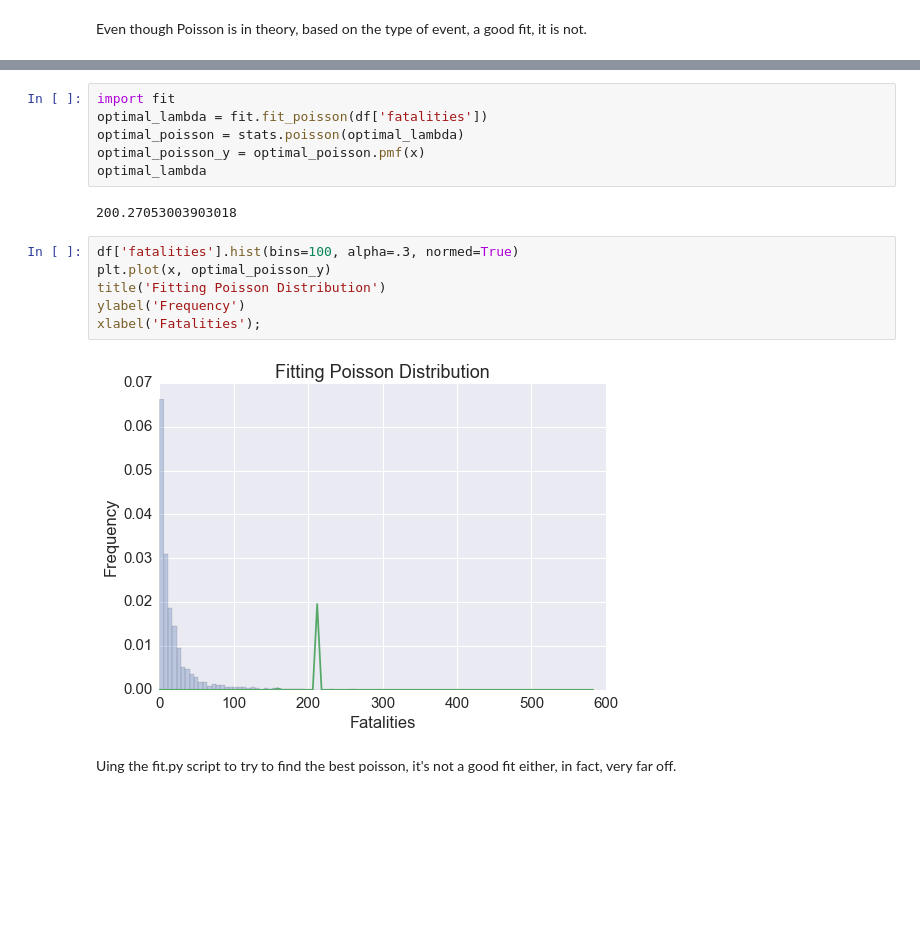
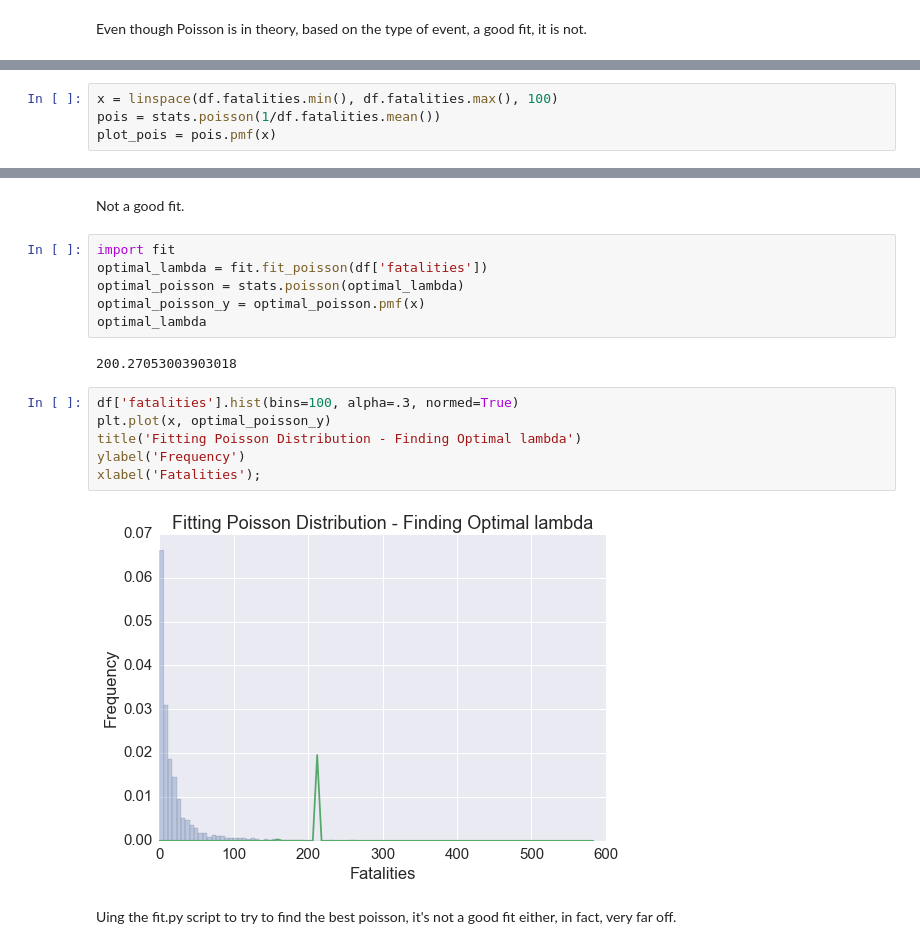
Before and after one commit to carlespoles/DSCI6002-student, a Jupyter notebook: week5/5-1_Review/DSCI6002-Midterm-Part2-CarlesPolesMielgo.ipynb, the cells around one changed output, grey strips where cells are left out. Saved outputs shown, nothing was run; the diff lists cells and outputs as text; blank space fills up the shorter version.

```diff
--- a/week5/5-1_Review/DSCI6002-Midterm-Part2-CarlesPolesMielgo.ipynb
+++ b/week5/5-1_Review/DSCI6002-Midterm-Part2-CarlesPolesMielgo.ipynb
@@ -818,0 +813,4 @@ Even though Poisson is in theory, based on the type of event, a good fit, it is
+# %%
+x = linspace(df.fatalities.min(), df.fatalities.max(), 100)
+pois = stats.poisson(1/df.fatalities.mean())
+plot_pois = pois.pmf(x)
@@ -819,3 +825,5 @@ Even though Poisson is in theory, based on the type of event, a good fit, it is
+# %% [markdown]
+Not a good fit.
 # %%
 import fit
 optimal_lambda = fit.fit_poisson(df['fatalities'])
@@ -827,11 +835,11 @@ optimal_lambda
 # %%
 df['fatalities'].hist(bins=100, alpha=.3, normed=True)
 plt.plot(x, optimal_poisson_y)
-title('Fitting Poisson Distribution')
+title('Fitting Poisson Distribution - Finding Optimal lambda')
 ylabel('Frequency')
 xlabel('Fatalities');
 # %% [output]
-[figure, old version]
+[figure, new version]
 # %% [markdown]
 Uing the fit.py script to try to find the best poisson, it's not a good fit either, in fact, very far off.
 # %%
```
Also changed, not shown: parts of 15 cells of this notebook.
